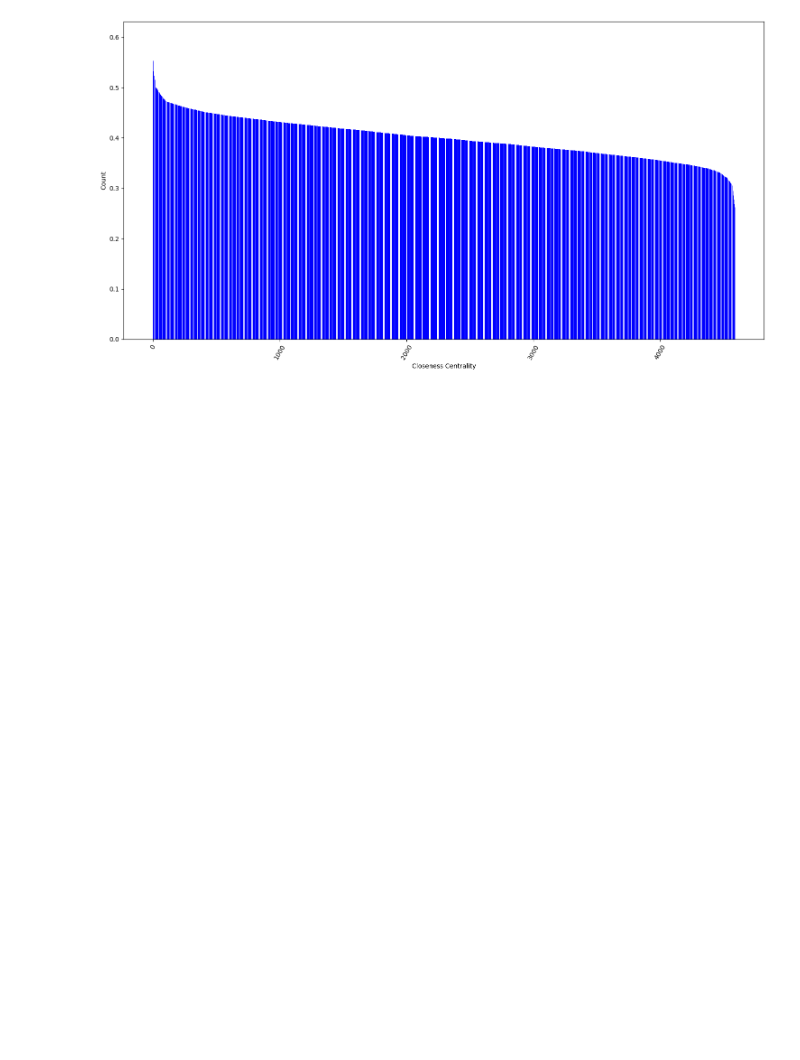
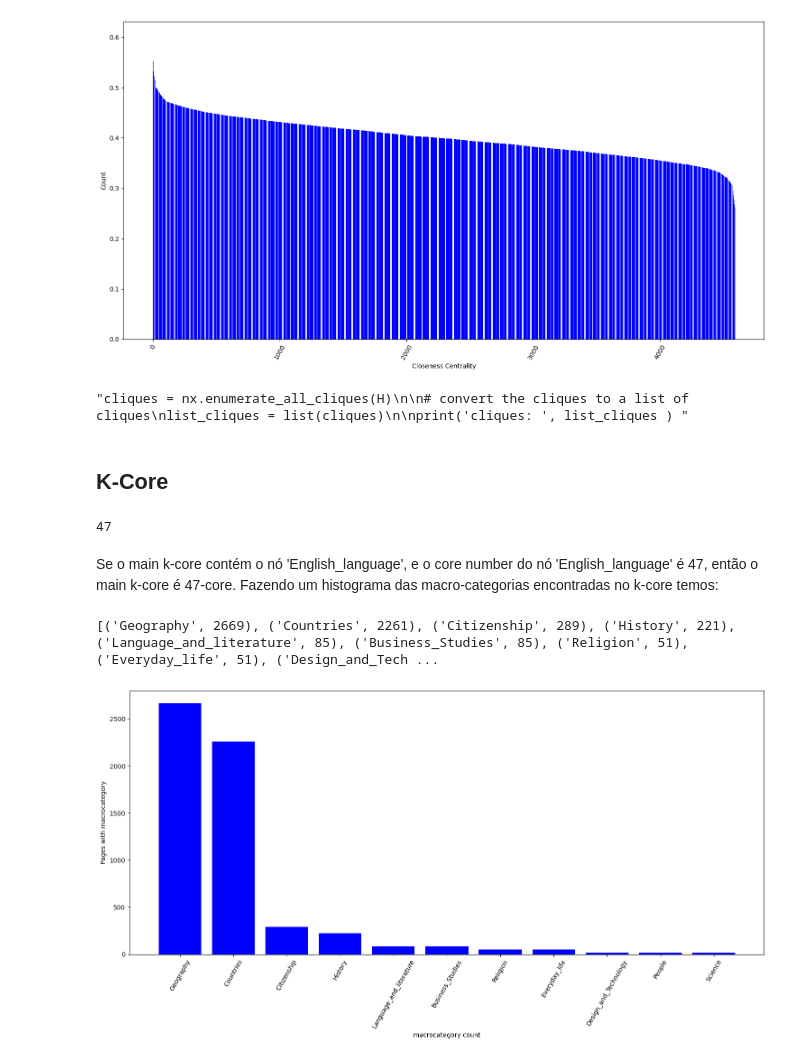
Before and after one commit to igorgonribs/curso-redes-luis, a Jupyter notebook: final_project/Final_work_test_wiki.ipynb, the cells around one changed output. Saved outputs shown, nothing was run; the diff lists cells and outputs as text; code cells hidden in the pictures; blank space fills up the shorter version.

```diff
--- a/final_project/Final_work_test_wiki.ipynb
+++ b/final_project/Final_work_test_wiki.ipynb
@@ -334,9 +343,28 @@ show_histogram(yvalues=[row[1] for row in closeness], figsize=(15,8), xlabel='Cl
 [figure]
 [figure]
 # %%
-cliques = nx.enumerate_all_cliques(H)
+'''cliques = nx.enumerate_all_cliques(H)
 
 # convert the cliques to a list of cliques
 list_cliques = list(cliques)
 
-print('cliques: ', list_cliques )
+print('cliques: ', list_cliques ) '''
+# %% [output]
+"cliques = nx.enumerate_all_cliques(H)\n\n# convert the cliques to a list of cliques\nlist_cliques = list(cliques)\n\nprint('cliques: ', list_cliques ) "
+# %% [markdown]
+## K-Core
+# %%
+H = nx.k_core(G)
+# %%
+nx.core_number(G)['English_language']
+# %% [output]
+47
+# %% [markdown]
+Se o main k-core contém o nó 'English_language', e o core number do nó 'English_language' é 47, então o main k-core é 47-core.
+Fazendo um histograma das macro-categorias encontradas no k-core temos:
+# %%
+histogram_attribute(H, 'macrocategory')
+#histogram_attribute(H, 'category')
+# %% [output]
+[('Geography', 2669), ('Countries', 2261), ('Citizenship', 289), ('History', 221), ('Language_and_literature', 85), ('Business_Studies', 85), ('Religion', 51), ('Everyday_life', 51), ('Design_and_Tech ...
+[figure, added]
```
Also changed, not shown: parts of 9 cells of this notebook, 2 other files.
